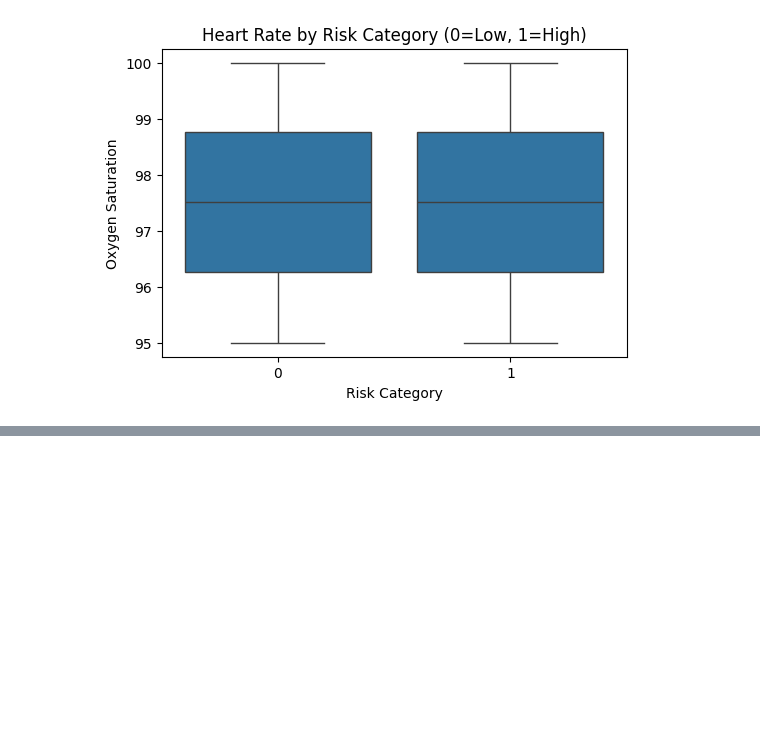
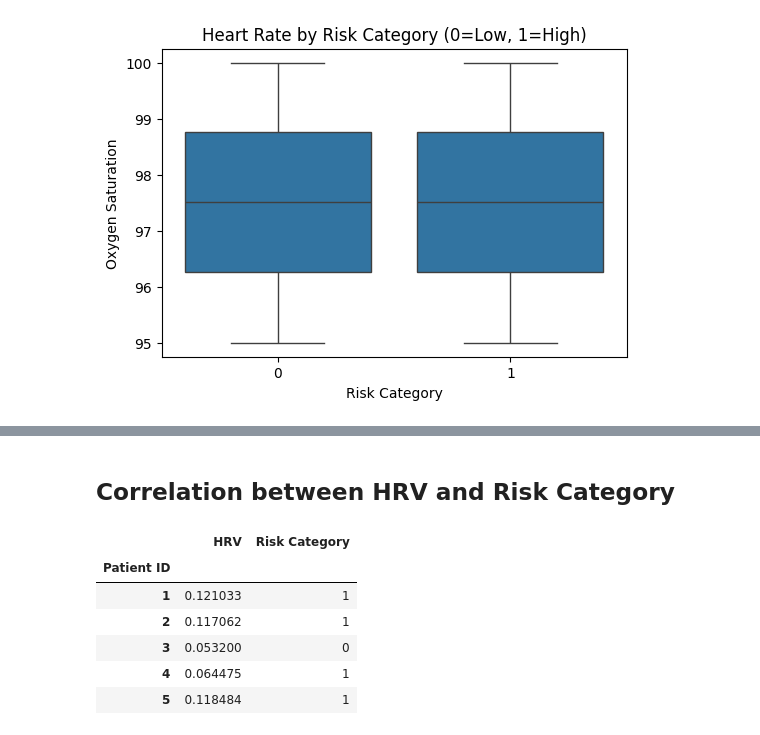
Before and after one commit to Ritushwar/safetronics, a Jupyter notebook: visualize.ipynb, the cells around one changed output, grey strips where cells are left out. Saved outputs shown, nothing was run; the diff lists cells and outputs as text; code cells hidden in the pictures; blank space fills up the shorter version.

```diff
--- a/visualize.ipynb
+++ b/visualize.ipynb
@@ -289,0 +264,14 @@ plt.show()
+# %% [markdown]
+## Correlation between HRV and Risk Category
+# %%
+df_1['HRV'] = pd.to_numeric(df_1['HRV'], errors='coerce')
+df_corr_5 = df_1[['HRV', 'Risk Category']]
+df_corr_5.head()
+# %% [output]
+|  | HRV | Risk Category |
+| Patient ID |  |  |
+| 1 | 0.121033 | 1 |
+| 2 | 0.117062 | 1 |
+| 3 | 0.053200 | 0 |
+| 4 | 0.064475 | 1 |
+| 5 | 0.118484 | 1 |
```
Also changed, not shown: parts of 13 cells of this notebook.
